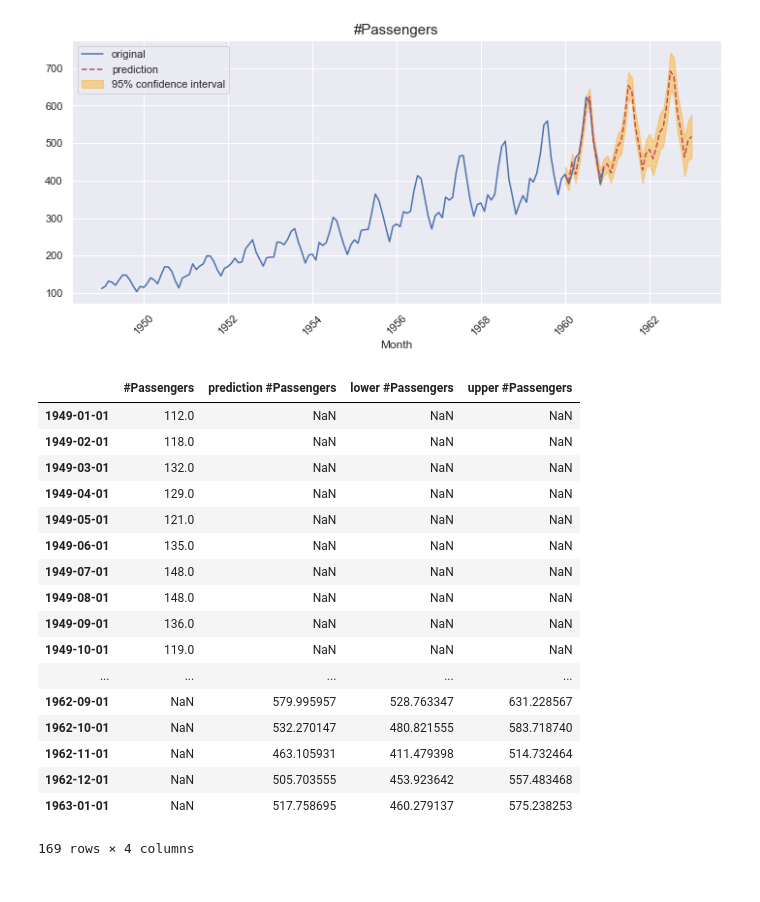
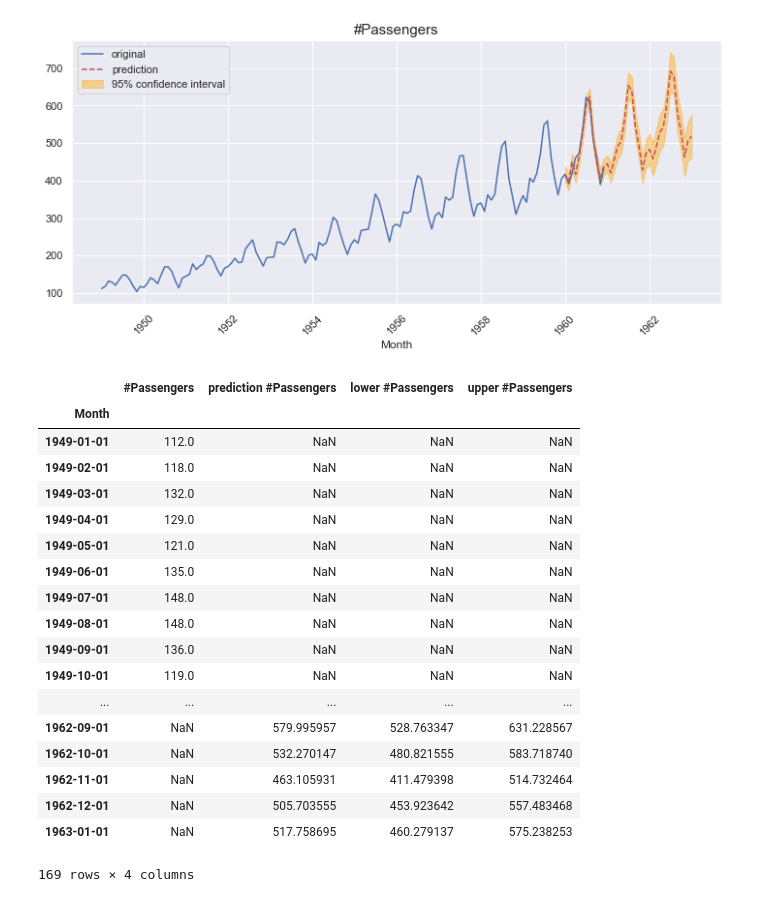
Before and after one commit to ogi-iii/time_series_predictor, a Jupyter notebook: notebooks/SARIMA.ipynb, the cells around one changed output. Drawn from its saved outputs; the diff is of its cells as text; code cells hidden in the pictures.

```diff
--- a/notebooks/SARIMA.ipynb
+++ b/notebooks/SARIMA.ipynb
@@ -141,10 +141,12 @@ plt.show()
 # %%
 output_df = pd.concat([ts, ts_pred.predicted_mean, pred_conf_int], axis=1)
 output_df.columns = [output_df.columns[0], f"prediction {output_df.columns[0]}",
                      pred_conf_int.columns[0], pred_conf_int.columns[1]]
+output_df.index.name = index_col
 output_df
 # %% [output]
 |  | #Passengers | prediction #Passengers | lower #Passengers | upper #Passengers |
+| Month |  |  |  |  |
 | 1949-01-01 | 112.0 | NaN | NaN | NaN |
 | 1949-02-01 | 118.0 | NaN | NaN | NaN |
 | 1949-03-01 | 132.0 | NaN | NaN | NaN |
```
Also changed, not shown: parts of 3 cells of this notebook, 6 other files.
